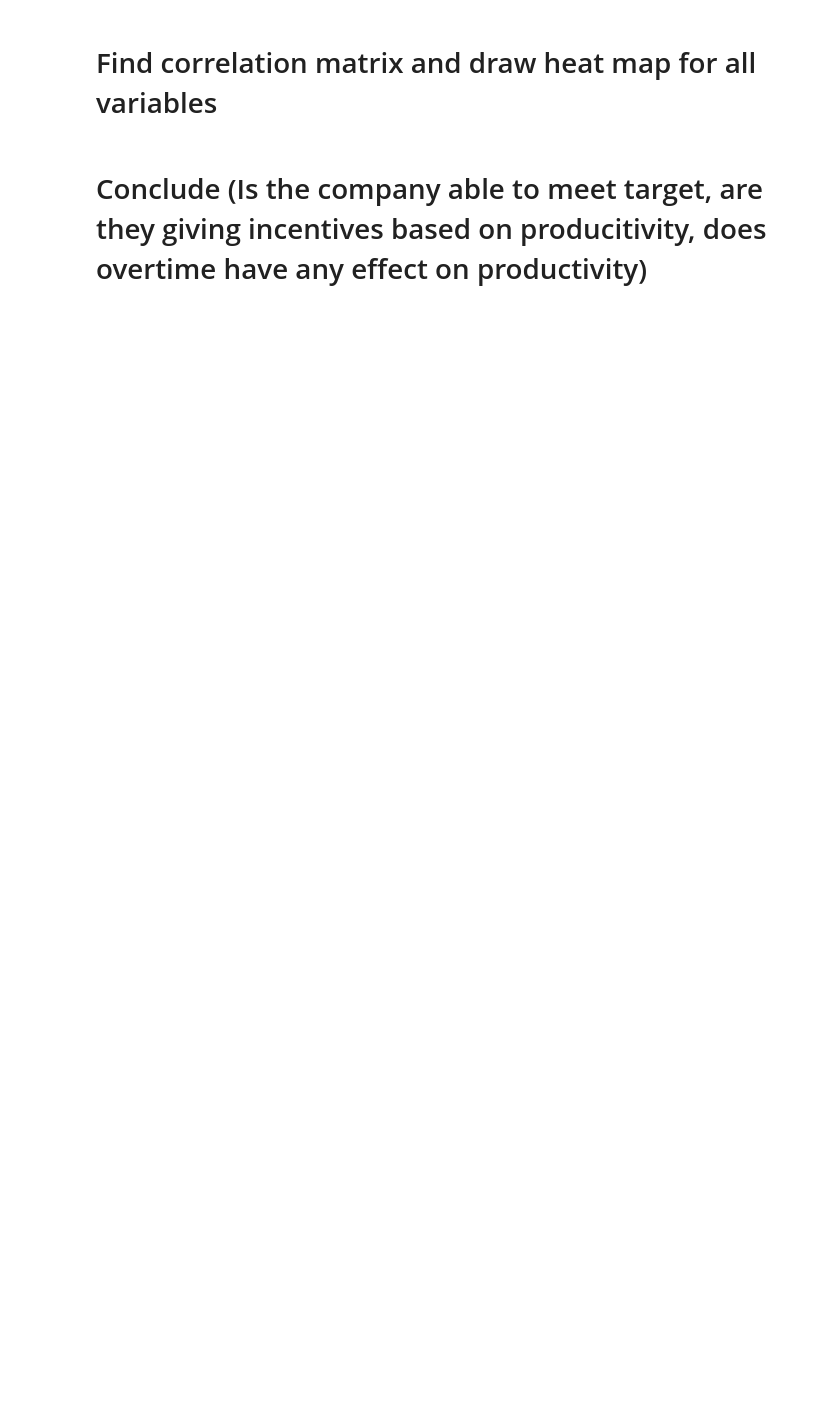
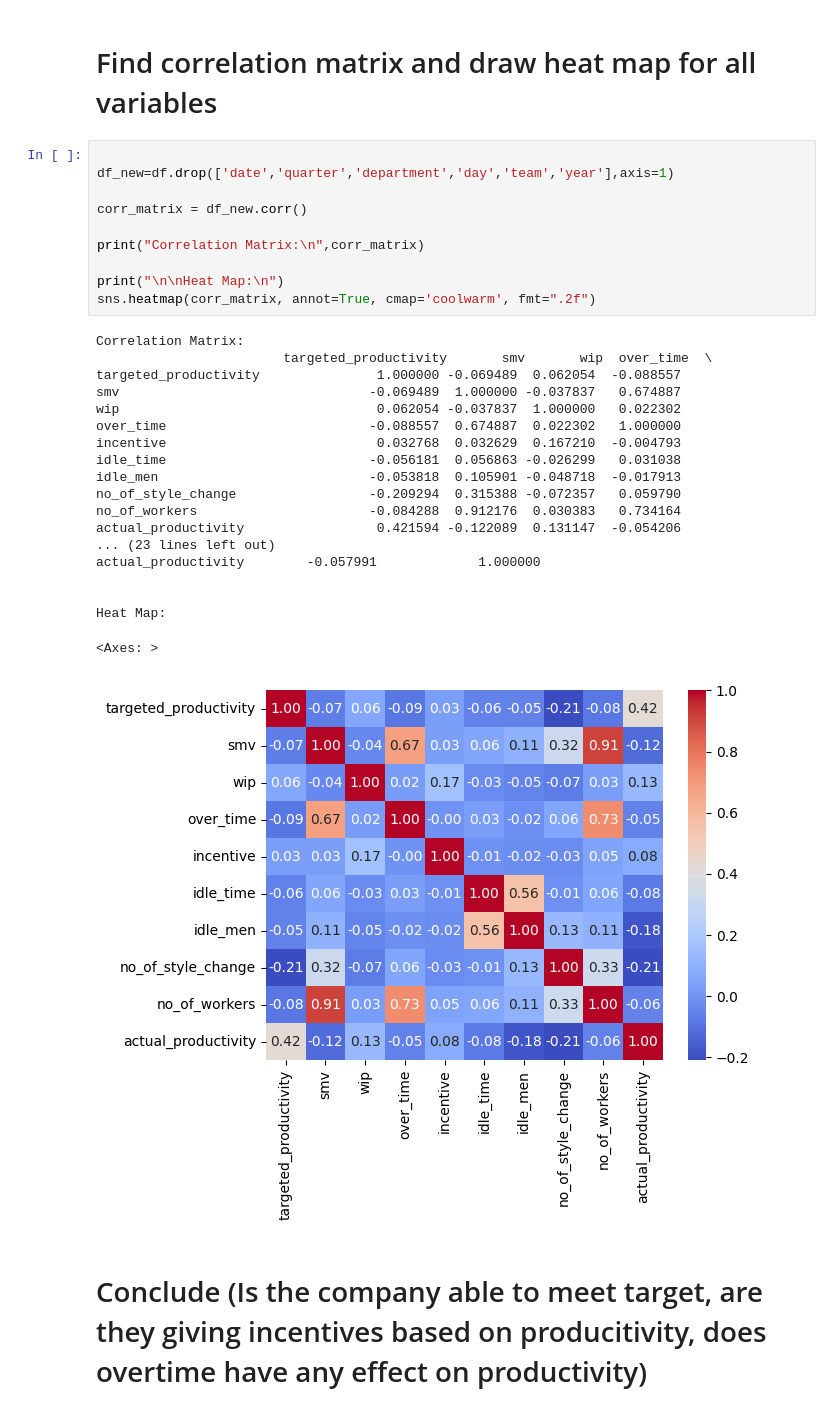
Before and after one commit to anuragsingh2207/dsba-jupyter-notebook, a Jupyter notebook: statstics/Assignment/Assignment_Garment_MBA.ipynb, the cells around one changed output. Drawn from its saved outputs; the diff is of its cells as text; blank space fills up the shorter version.

```diff
--- a/statstics/Assignment/Assignment_Garment_MBA.ipynb
+++ b/statstics/Assignment/Assignment_Garment_MBA.ipynb
@@ -71,4 +227,34 @@ from scipy.stats import f_oneway
 # %% [markdown]
 # Find correlation matrix and draw heat map for all variables
+# %%
+
+df_new=df.drop(['date','quarter','department','day','team','year'],axis=1)
+
+corr_matrix = df_new.corr()
+
+print("Correlation Matrix:\n",corr_matrix)
+
+print("\n\nHeat Map:\n")
+sns.heatmap(corr_matrix, annot=True, cmap='coolwarm', fmt=".2f")
+# %% [output]
+Correlation Matrix:
+                        targeted_productivity       smv       wip  over_time  \
+targeted_productivity               1.000000 -0.069489  0.062054  -0.088557
+smv                                -0.069489  1.000000 -0.037837   0.674887
+wip                                 0.062054 -0.037837  1.000000   0.022302
+over_time                          -0.088557  0.674887  0.022302   1.000000
+incentive                           0.032768  0.032629  0.167210  -0.004793
+idle_time                          -0.056181  0.056863 -0.026299   0.031038
+idle_men                           -0.053818  0.105901 -0.048718  -0.017913
+no_of_style_change                 -0.209294  0.315388 -0.072357   0.059790
+no_of_workers                      -0.084288  0.912176  0.030383   0.734164
+actual_productivity                 0.421594 -0.122089  0.131147  -0.054206
+... (23 lines left out)
+actual_productivity        -0.057991             1.000000
+
+
+Heat Map:
+<Axes: >
+[figure, added]
 # %% [markdown]
 # Conclude (Is the company able to meet target, are they giving incentives based on producitivity, does overtime have any effect on productivity)
```
Also changed, not shown: parts of 17 cells of this notebook, 6 other files.
